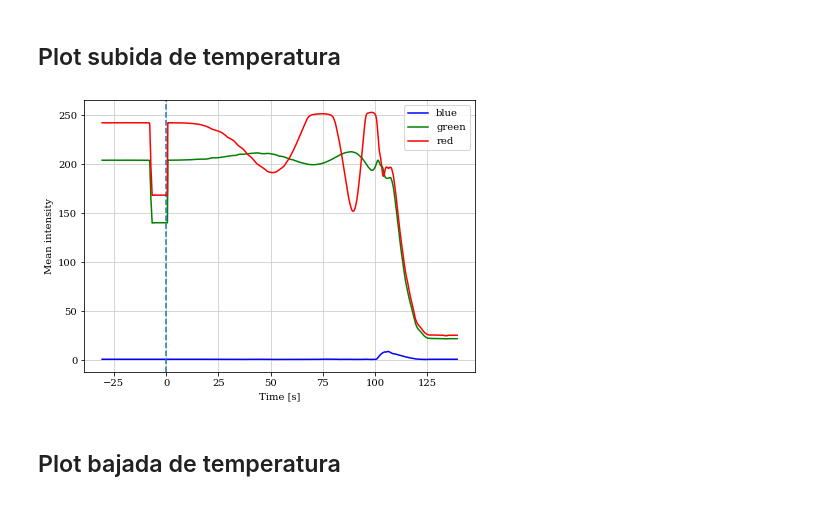
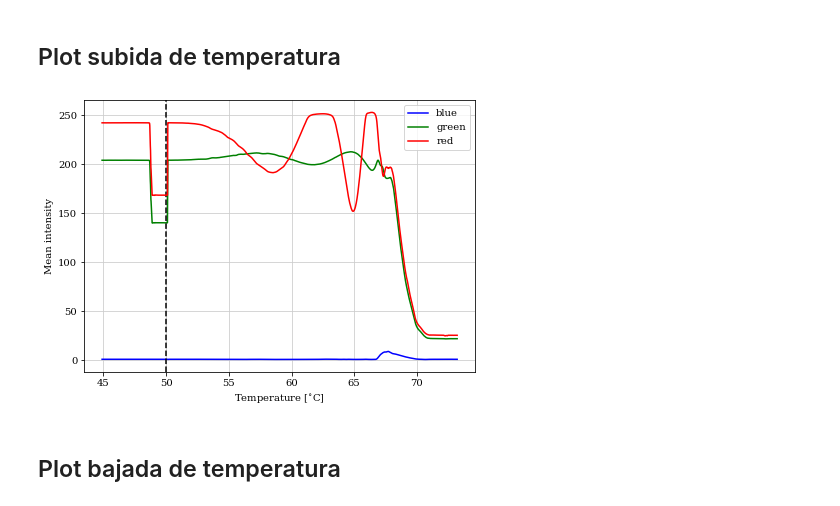
Before and after one commit to Wenupi/analysis-liquid_crystals, a Jupyter notebook: termo.ipynb, the cells around one changed output. Saved outputs shown, nothing was run; the diff lists cells and outputs as text; code cells hidden in the pictures.

Commit message:
functions temperature and time

```diff
--- a/termo.ipynb
+++ b/termo.ipynb
@@ -82,27 +82,35 @@ def time(frame):
        """
        return 1/fps*(frame-frame_zero)
 
-time_array = time(frame_array)  # in second
+
+def temperature(frame):
+       t = time(frame)
+       return 10*t/60 + 50
+
+time_array1 = time(frame_array)  # in second
+time_array2 = time(frame_array2)
+temperature_array1 = temperature(frame_array)  # in celsius
+temperature_array2 = temperature(frame_array2)
 # %% [markdown]
 ## Plot subida de temperatura
 # %%
 plt.rcParams['axes.grid'] = True
 plt.rcParams['grid.alpha'] = 1
 plt.rcParams['grid.color'] = "#cccccc"
 plt.rcParams.update({"font.size": 10, "font.family": "serif"})
 
 fig, ax = plt.subplots(figsize=(7, 5))
-ax.plot(time_array, mean_array[0], color='blue', label='blue')
-ax.plot(time_array, mean_array[1], color='green', label='green')
-ax.axvline(x=time_array[np.where(mean_array[2,:]==np.min(mean_array[2,350:500]))[0][0]],
+ax.plot(temperature_array1, mean_array[0], color='blue', label='blue')
+ax.plot(temperature_array1, mean_array[1], color='green', label='green')
+ax.axvline(x=temperature_array1[np.where(mean_array[2,:]==np.min(mean_array[2,350:500]))[0][0]],
            linestyle='--', color='black')
-ax.plot(time_array, mean_array[2], color='red', label='red')
+ax.plot(temperature_array1, mean_array[2], color='red', label='red')
 ax.legend()
-ax.set_xlabel('Time [s]')
+ax.set_xlabel('Temperature [$^{\circ}$C]')
 ax.set_ylabel('Mean intensity')
 fig.show()
 # %% [output]
-[figure, old version]
+[figure, new version]
 # %% [markdown]
 ## Plot bajada de temperatura
 # %%
```
Also changed, not shown: parts of 1 cell of this notebook, 4 other files.
